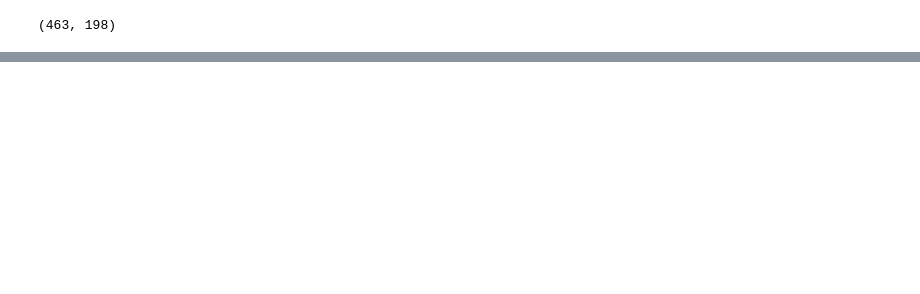
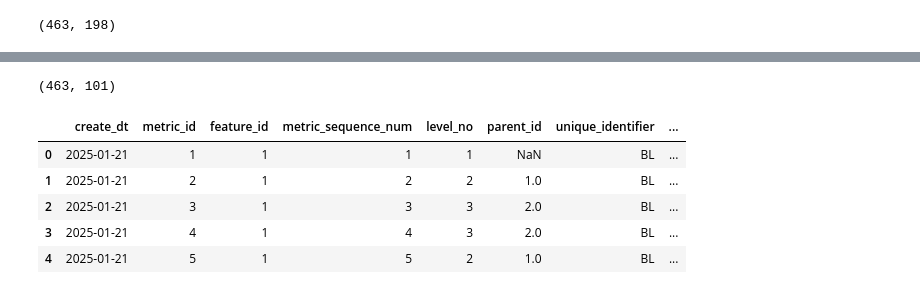
Before and after one commit to gokul-r-7/MyCodes, a Jupyter notebook: Healthscore Codes/healthscore_dashboard_new.ipynb, the cells around one changed output, grey strips where cells are left out. Cells and saved outputs as stored; diff of their text form; code cells hidden in the pictures; blank space fills up the shorter version.

```diff
--- a/Healthscore Codes/healthscore_dashboard_new.ipynb
+++ b/Healthscore Codes/healthscore_dashboard_new.ipynb
@@ -509,0 +323,23 @@ quartiles_iqr_df.shape
+# %%
+id_columns = ['create_dt','metric_id', 'feature_id', 'metric_sequence_num', 'level_no','parent_id', 'unique_identifier', 'feature_name', 'metrics', 'display_names', 'operating_system_type' ]
+# %%
+# List of columns that contain "PERCENTAGE"
+percentage_columns = [col for col in percentage_df.columns if 'PERCENTAGE' in col]
+# %%
+percent_df = percentage_df[id_columns + percentage_columns]
+# %%
+# Rename columns to remove the word "PERCENTAGE"
+percent_df.columns = [col.replace(" PERCENTAGE", "") if "PERCENTAGE" in col else col for col in percent_df.columns]
+# %%
+percent_df.shape
+# %% [output]
+(463, 101)
+# %%
+percent_df.head()
+# %% [output]
+|  | create_dt | metric_id | feature_id | metric_sequence_num | level_no | parent_id | unique_identifier | ... |
+| 0 | 2025-01-21 | 1 | 1 | 1 | 1 | NaN | BL | ... |
+| 1 | 2025-01-21 | 2 | 1 | 2 | 2 | 1.0 | BL | ... |
+| 2 | 2025-01-21 | 3 | 1 | 3 | 3 | 2.0 | BL | ... |
+| 3 | 2025-01-21 | 4 | 1 | 4 | 3 | 2.0 | BL | ... |
+| 4 | 2025-01-21 | 5 | 1 | 5 | 2 | 1.0 | BL | ... |
```
Also changed, not shown: parts of 64 cells of this notebook.
